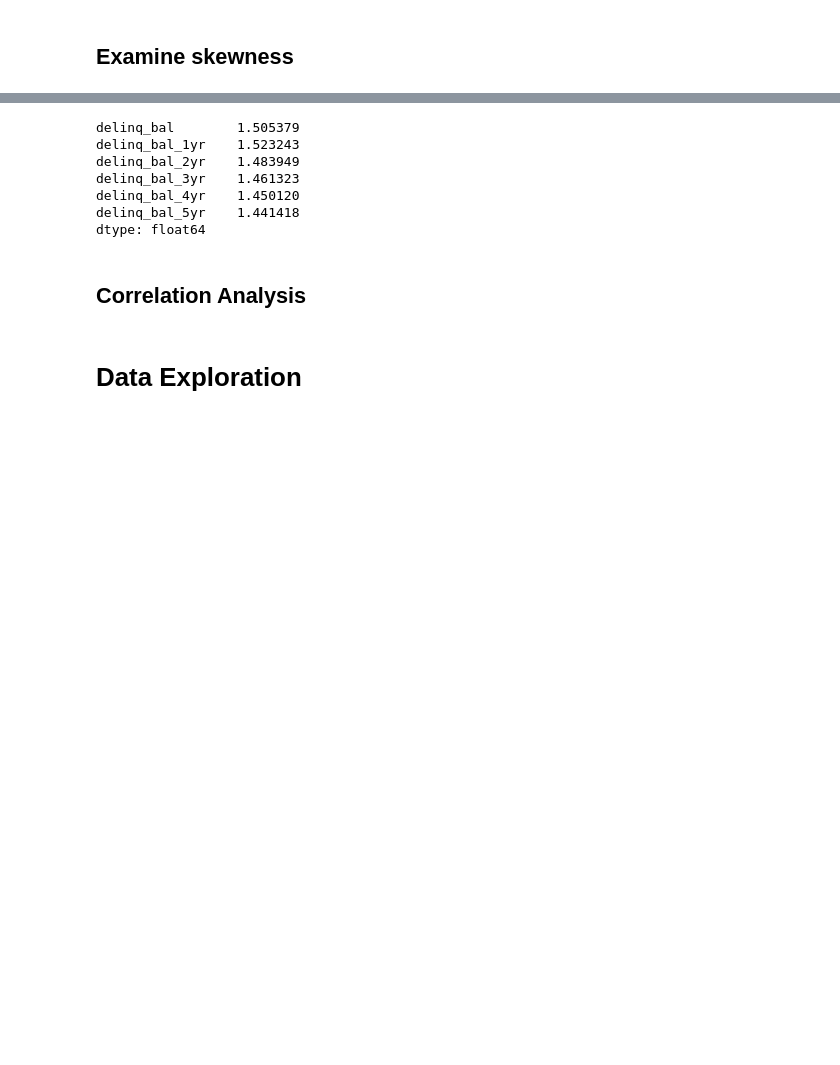
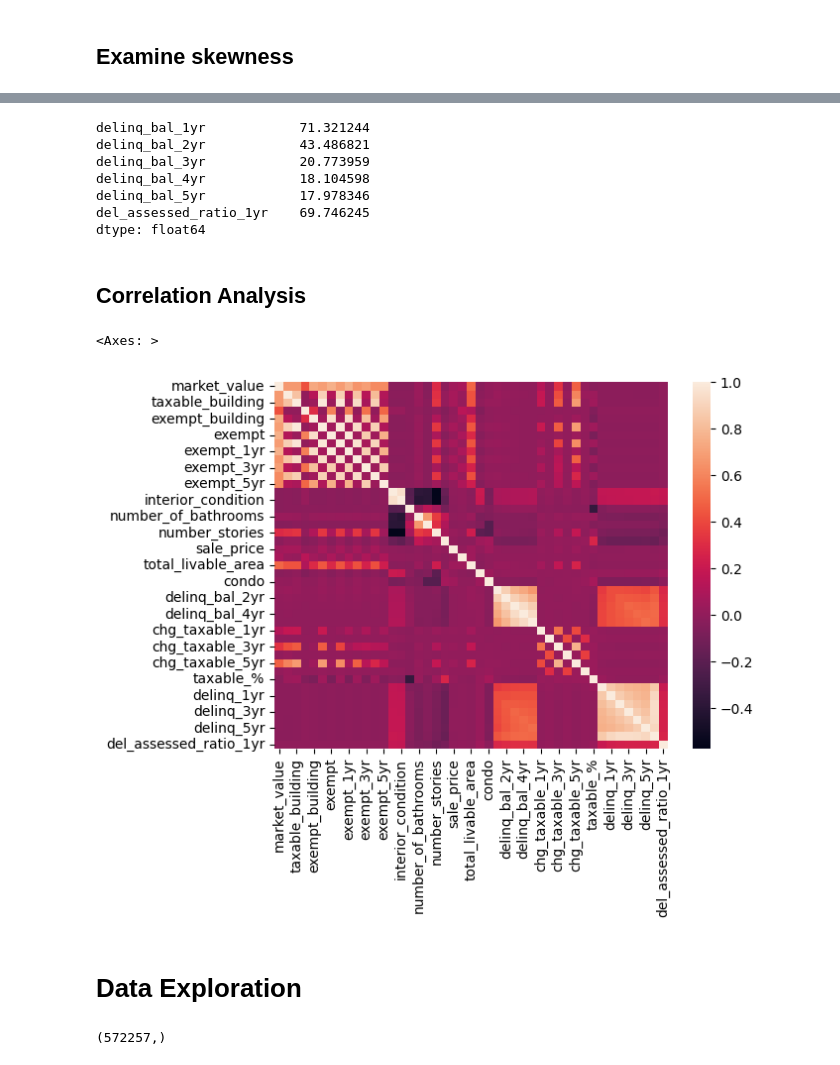
Before and after one commit to julia-flan/Real_Estate_Delinquency_Analysis, a Jupyter notebook: RE_Delinquent_Data_Cleaning.ipynb, the cells around one changed output, grey strips where cells are left out. Cells and saved outputs as stored; diff of their text form; code cells hidden in the pictures; blank space fills up the shorter version.

```diff
--- a/RE_Delinquent_Data_Cleaning.ipynb
+++ b/RE_Delinquent_Data_Cleaning.ipynb
@@ -1056,14 +992,33 @@ dtype: float64
 # %%
-delinq_final[['delinq_bal','delinq_bal_1yr','delinq_bal_2yr','delinq_bal_3yr','delinq_bal_4yr','delinq_bal_5yr']].skew()
+rea_final[['delinq_bal_1yr','delinq_bal_2yr','delinq_bal_3yr','delinq_bal_4yr','delinq_bal_5yr', 'del_assessed_ratio_1yr']].skew()
 # %% [output]
-delinq_bal        1.505379
-delinq_bal_1yr    1.523243
-delinq_bal_2yr    1.483949
-delinq_bal_3yr    1.461323
-delinq_bal_4yr    1.450120
-delinq_bal_5yr    1.441418
+delinq_bal_1yr            71.321244
+delinq_bal_2yr            43.486821
+delinq_bal_3yr            20.773959
+delinq_bal_4yr            18.104598
+delinq_bal_5yr            17.978346
+del_assessed_ratio_1yr    69.746245
 dtype: float64
 # %% [markdown]
 ## Correlation Analysis
+# %%
+# create correlation matrix
+corr_matrix = rea_final[['market_value', 'taxable_land','taxable_building', 'exempt_land', 'exempt_building', 'taxable','exempt', 'taxable_1yr', 'exempt_1yr', 'taxable_3yr', 'exempt_3yr',
+       'taxable_5yr', 'exempt_5yr', 'exterior_condition', 'interior_condition','homestead_exemption', 'number_of_bathrooms', 'number_of_bedrooms',
+       'number_stories', 'sale_date', 'sale_price', 'total_area', 'total_livable_area', 'year_built', 'condo', 'delinq_bal_1yr',
+       'delinq_bal_2yr', 'delinq_bal_3yr', 'delinq_bal_4yr', 'delinq_bal_5yr','chg_taxable_1yr','chg_taxable_1yr_%', 'chg_taxable_3yr', 'chg_taxable_3yr_%',
+       'chg_taxable_5yr', 'chg_taxable_5yr_%', 'taxable_%', 'delinq','delinq_1yr','delinq_2yr', 'delinq_3yr', 'delinq_4yr', 'delinq_5yr', 'years_delinq',
+       'del_assessed_ratio_1yr']].corr()
+# %%
+# create correlation heat map
+sns.heatmap(corr_matrix)
+# %% [output]
+<Axes: >
+[figure, added]
 # %% [markdown]
 # Data Exploration
+# %%
+# number of parcels examined
+rea_final.parcel_number.unique().shape
+# %% [output]
+(572257,)
```
Also changed, not shown: parts of 53 cells of this notebook.
